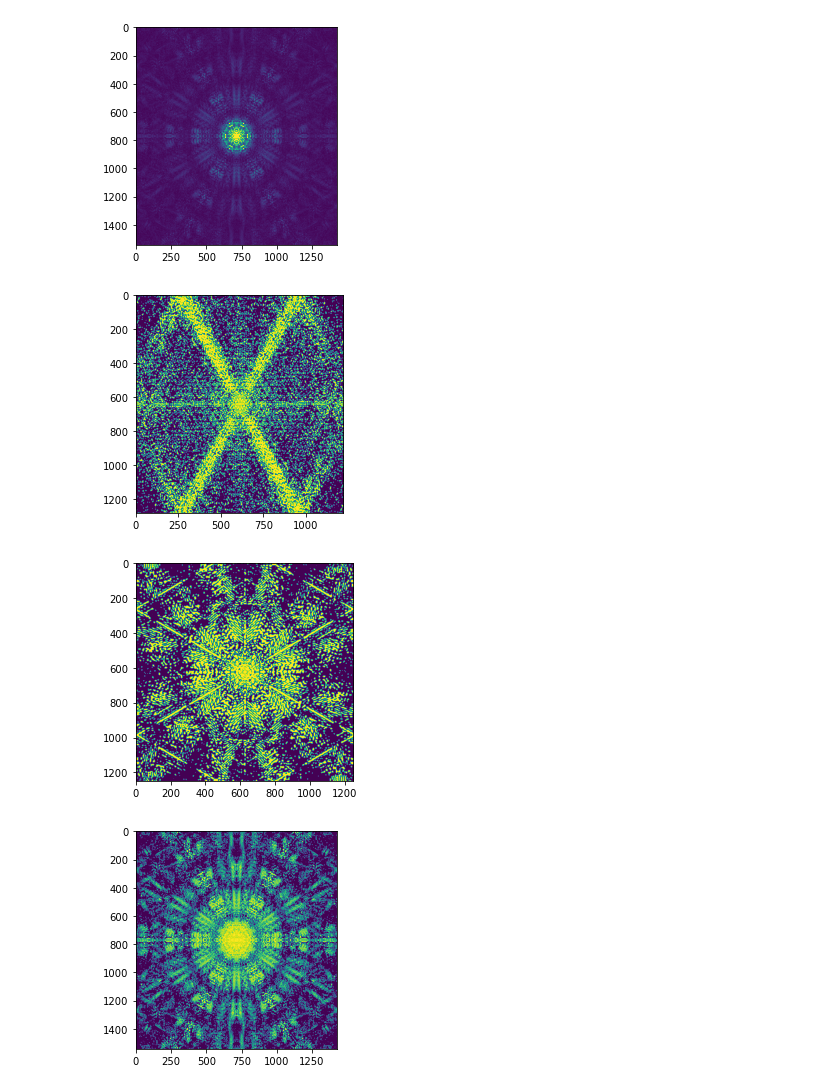
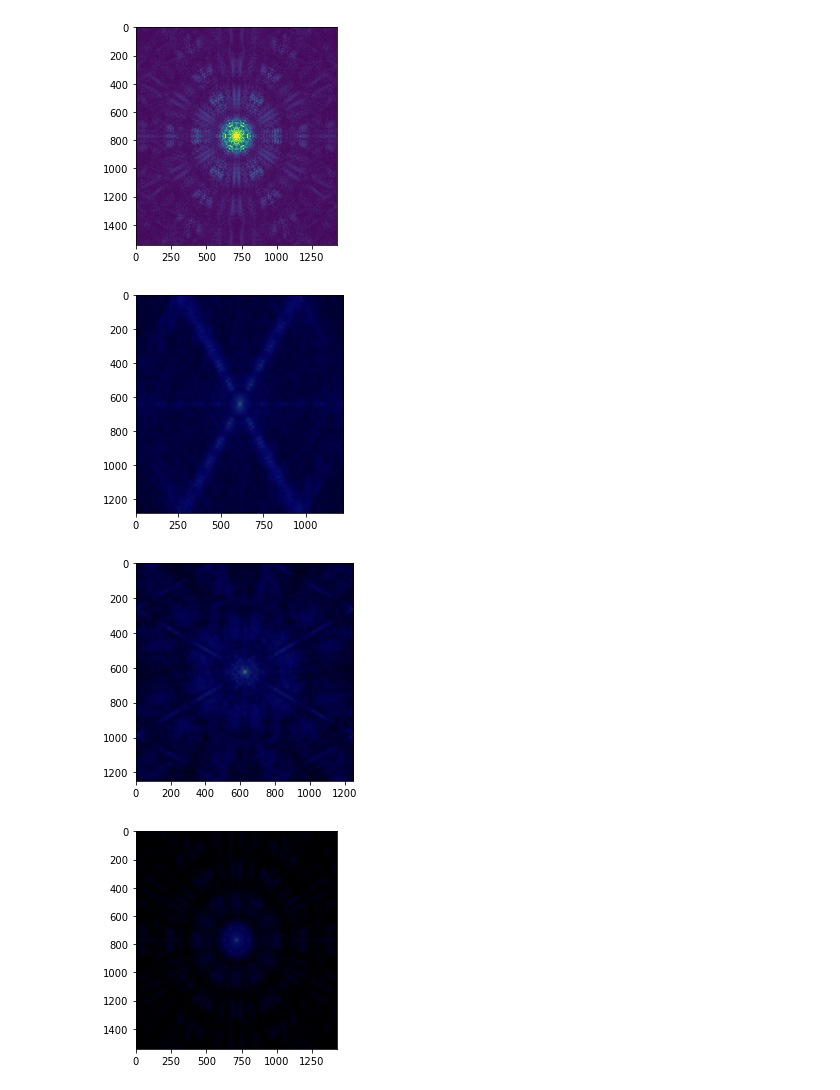
Before and after one commit to rosalindfranklininstitute/christmastree2022, a Jupyter notebook: xmas-tallography/snowflake_fft_test/snowflakes_fft.ipynb, the cells around one changed output. Drawn from its saved outputs; the diff is of its cells as text; code cells hidden in the pictures.

```diff
--- a/xmas-tallography/snowflake_fft_test/snowflakes_fft.ipynb
+++ b/xmas-tallography/snowflake_fft_test/snowflakes_fft.ipynb
@@ -35,19 +35,26 @@ for im in image_ls:
 [figure]
 [figure]
 # %%
-# make masks
+# Blur images
+# to increase the blur increase the BOXBLUR
+from PIL import Image, ImageFilter
+from matplotlib import cm
 
+BOXBLUR=10
+f_im_blur = []
 for f_im in f_im_ls:
     im_abs = np.abs(f_im)
-    mean_pix_val = np.mean(np.mean(im_abs))
-    ind = im_abs >= mean_pix_val
-    ind1 = im_abs < mean_pix_val
-    im_abs[ind]= 1
-    im_abs[ind1]= 0
+    max_pix = np.max(np.max(im_abs))
+    im_abs = Image.fromarray(np.uint8(cm.gist_earth(im_abs/max_pix)*255))
+
+
+    # Blur the input image using the filter ImageFilter.BLUR
+    im_blurred = im_abs.filter(filter=ImageFilter.BoxBlur(BOXBLUR))
     plt.figure()
-    plt.imshow(im_abs)
+    plt.imshow(im_blurred)
+    f_im_blur.append(im_blurred)
 # %% [output]
-[figure, old version]
+[figure, new version]
-[figure, old version]
+[figure, new version]
-[figure, old version]
+[figure, new version]
 # %%
```
Also changed, not shown: parts of 1 cell of this notebook, 3 other files.
